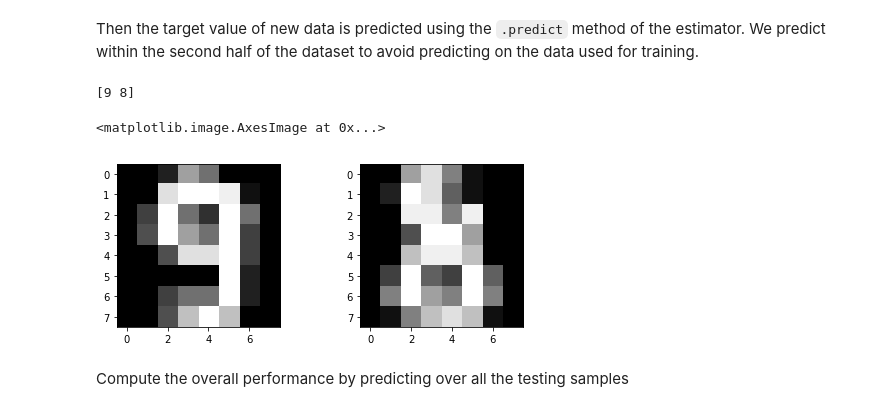
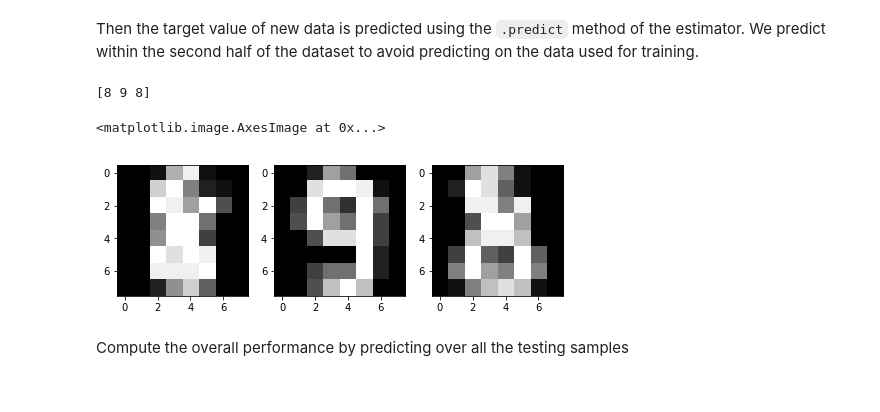
Before and after one commit to rmegret/visionlab, a Jupyter notebook: lectures/machine_learning.ipynb, the cells around one changed output. Saved outputs shown, nothing was run; the diff lists cells and outputs as text; code cells hidden in the pictures.

```diff
--- a/lectures/machine_learning.ipynb
+++ b/lectures/machine_learning.ipynb
@@ -99,14 +118,15 @@ SVC(C=100.0, cache_size=200, class_weight=None, coef0=0.0,
 # %% [markdown]
 Then the target value of new data is predicted using the ``.predict`` method of the estimator. We predict within the second half of the dataset to avoid predicting on the data used for training.
 # %%
-print(clf.predict(digits.data[-2:]))
-fig, axes = plt.subplots(1, 2)
-axes[0].imshow(digits.images[-2], cmap='gray')
-axes[1].imshow(digits.images[-1], cmap='gray')
+print(clf.predict(digits.data[-3:]))
+fig, axes = plt.subplots(1, 3)
+axes[0].imshow(digits.images[-3], cmap='gray')
+axes[1].imshow(digits.images[-2], cmap='gray')
+axes[2].imshow(digits.images[-1], cmap='gray')
 # %% [output]
-[9 8]
+[8 9 8]
 <matplotlib.image.AxesImage at 0x...>
-[figure, old version]
+[figure, new version]
 # %% [markdown]
 Compute the overall performance by predicting over all the testing samples
 # %%
```
Also changed, not shown: parts of 12 cells of this notebook, 25 other files.
